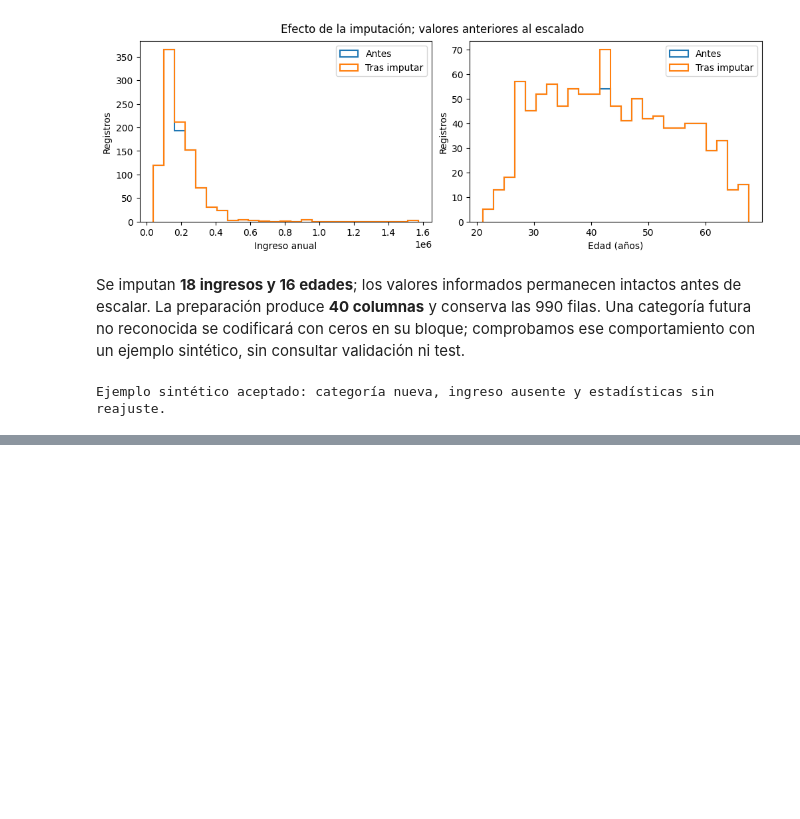
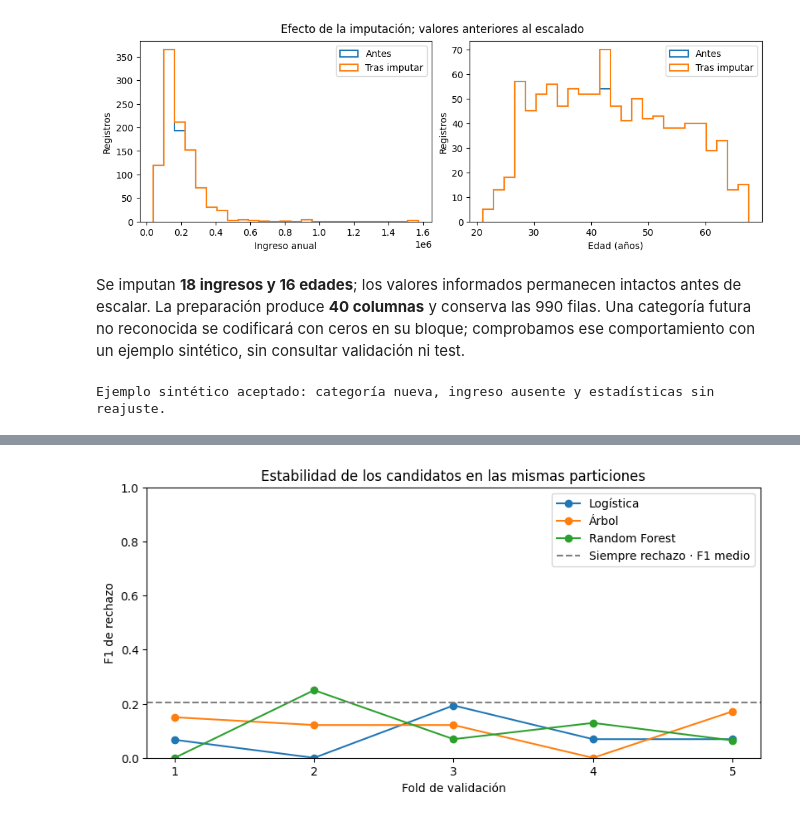
Before and after one commit to toni-oc/clasificacion-solicitudes-tarjeta, a Jupyter notebook: notebooks/01-analisis-y-modelado.ipynb, the cells around one changed output, grey strips where cells are left out. Drawn from its saved outputs; the diff is of its cells as text; code cells hidden in the pictures; blank space fills up the shorter version.

```diff
--- a/notebooks/01-analisis-y-modelado.ipynb
+++ b/notebooks/01-analisis-y-modelado.ipynb
@@ -717,0 +816,10 @@ Pendiente de desarrollo: evaluar las referencias, regresión logística, árbol
+# %%
+UMBRAL = configuracion["umbral_inicial"]
+por_fold, predicciones_cv = evaluar_candidatos(candidatos, X_dev, y_dev, particiones, UMBRAL)
+cobertura = predicciones_cv.groupby("Modelo", sort=False).agg(
+    Registros=("Ind_ID", "size"), Identificadores=("Ind_ID", "nunique"), Folds=("Fold", "nunique"),
+)
+assert cobertura["Registros"].eq(len(X_dev)).all()
+assert cobertura["Identificadores"].eq(len(X_dev)).all() and cobertura["Folds"].eq(5).all()
+print(f"{len(por_fold)} ajustes: {len(candidatos)} candidatos × {len(particiones)} folds; "
+      f"{len(X_dev)} predicciones de validación por candidato.")
@@ -717,0 +834,8 @@ Pendiente de desarrollo: evaluar las referencias, regresión logística, árbol
+# %%
+comparacion = por_fold.groupby("Modelo", sort=False).agg(
+    F1=("F1", "mean"), F1_std=("F1", "std"),
+    Precision=("Precision", "mean"), Recall=("Recall", "mean"),
+    ROC_AUC=("ROC_AUC", "mean"), Accuracy=("Accuracy", "mean"),
+    F1_train=("F1_train", "mean"),
+).sort_values("F1", ascending=False)
+display(comparacion.round(3))
@@ -717,0 +854,15 @@ Pendiente de desarrollo: evaluar las referencias, regresión logística, árbol
+# %%
+f1_folds = por_fold.loc[por_fold["Modelo"].isin(estimadores)].pivot(
+    index="Fold", columns="Modelo", values="F1",
+)
+fig, ax = plt.subplots(figsize=(8, 4), layout="constrained")
+for nombre in estimadores:
+    ax.plot(f1_folds.index, f1_folds[nombre], marker="o", label=nombre)
+ax.axhline(comparacion.loc["Siempre rechazo", "F1"], color="gray", linestyle="--",
+           label="Siempre rechazo · F1 medio")
+ax.set(xlabel="Fold de validación", ylabel="F1 de rechazo", xticks=f1_folds.index,
+       ylim=(0, 1), title="Estabilidad de los candidatos en las mismas particiones")
+ax.legend()
+plt.show()
+# %% [output]
+[figure, added]
```
Also changed, not shown: parts of 30 cells of this notebook, 8 other files.
